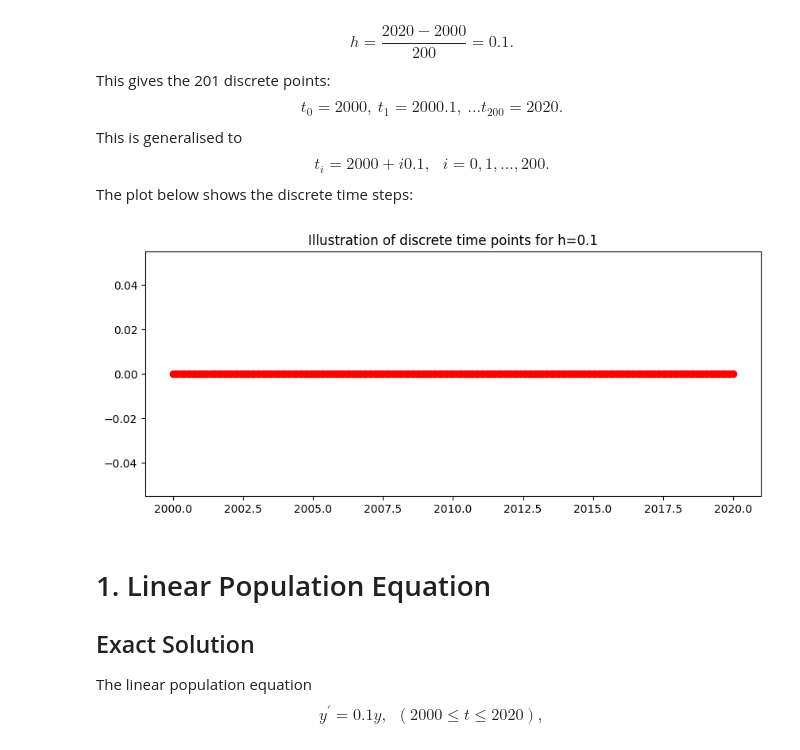
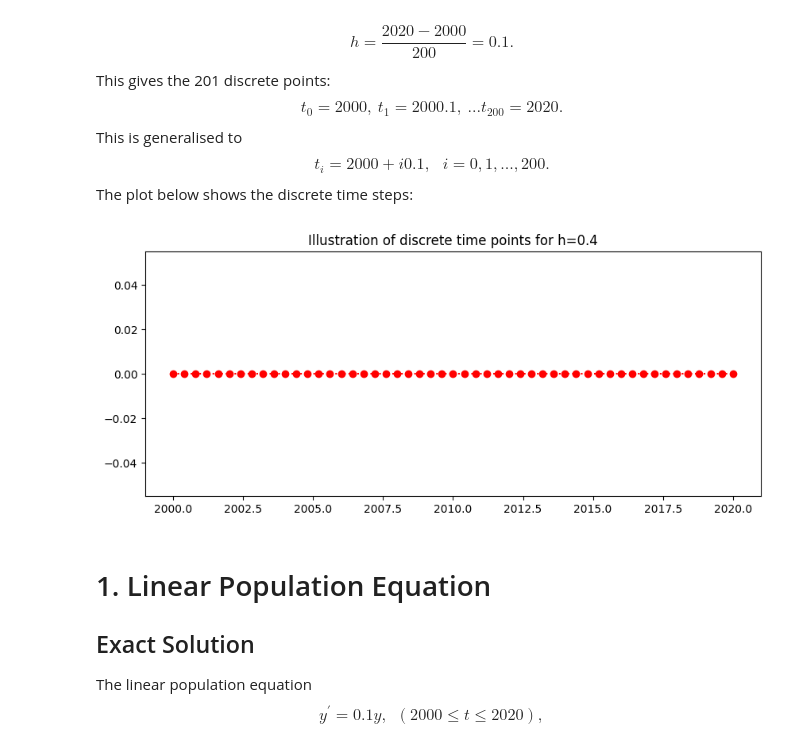
Before and after one commit to rcs1994/Teaching_DL4DEs_Fall_2025, a Jupyter notebook: RK2.ipynb, the cells around one changed output. Drawn from its saved outputs; the diff is of its cells as text; code cells hidden in the pictures.

```diff
--- a/RK2.ipynb
+++ b/RK2.ipynb
@@ -60,17 +60,17 @@ This is generalised to
 \begin{equation} t_i=2000+i0.1, \ \ \ i=0,1,...,200.\end{equation}
 The plot below shows the discrete time steps:
 # %%
-N=200
+N=50
 t_end=2020.0
 t_start=2000.0
 h=((t_end-t_start)/N)
 t=np.arange(t_start,t_end+h/2,h)
 fig = plt.figure(figsize=(10,4))
 plt.plot(t,0*t,'o:',color='red')
 plt.title('Illustration of discrete time points for h=%s'%(h))
 plt.show()
 # %% [output]
-[figure, old version]
+[figure, new version]
 # %% [markdown]
 # 1. Linear Population Equation
 ## Exact Solution
```
Also changed, not shown: parts of 12 cells of this notebook.
